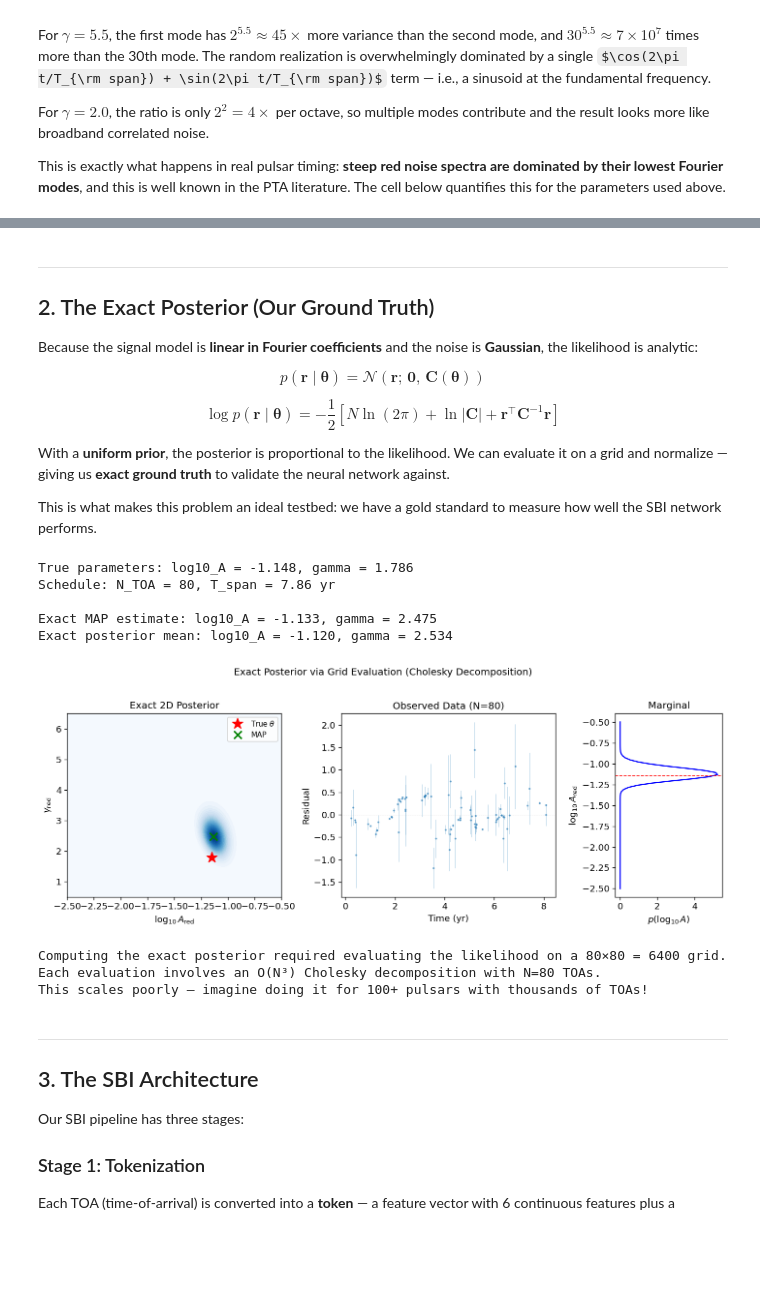
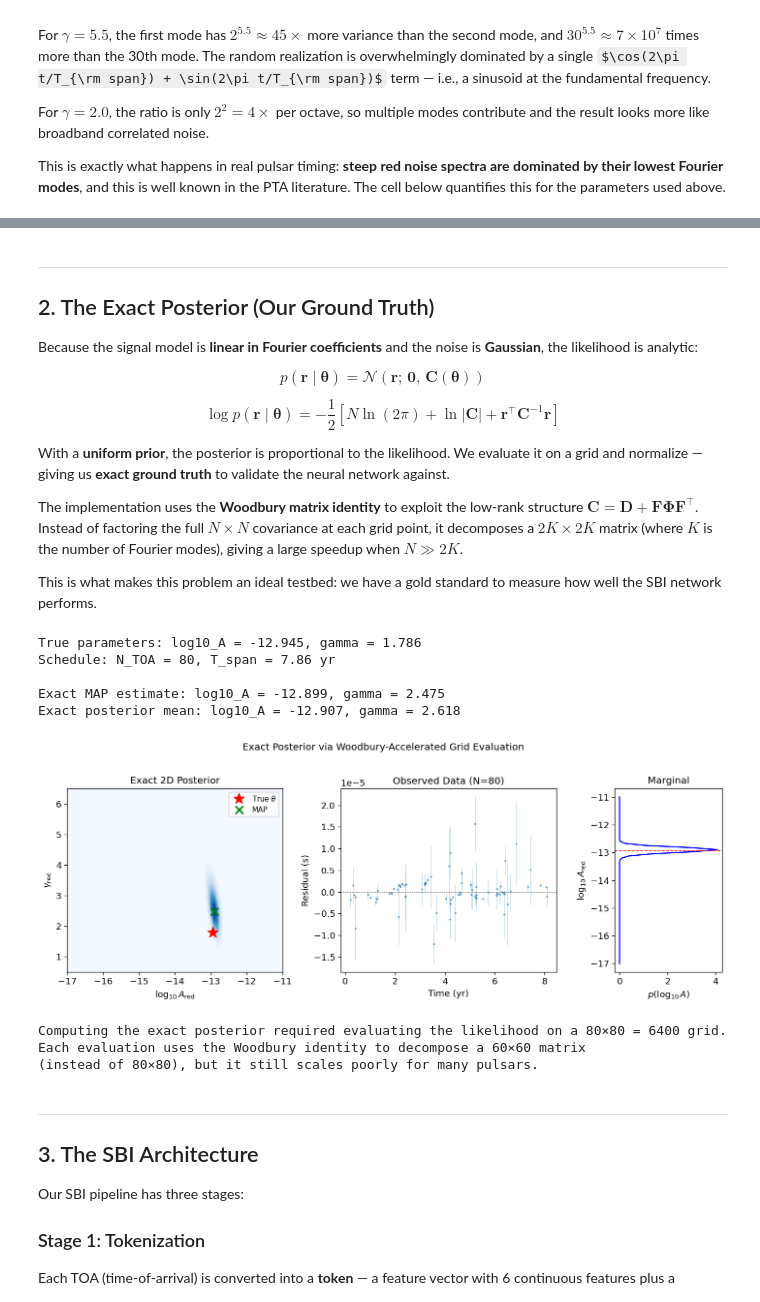
Before and after one commit to stevertaylor/pta-transformer-sbi, a Jupyter notebook: tutorial_sbi_framework.ipynb, the cells around one changed output, grey strips where cells are left out. Saved outputs shown, nothing was run; the diff lists cells and outputs as text; code cells hidden in the pictures; some formulas as TeX source; blank space fills up the shorter version.

```diff
--- a/tutorial_sbi_framework.ipynb
+++ b/tutorial_sbi_framework.ipynb
@@ -190,15 +195,15 @@ Let's simulate several pulsars with different parameter values to see how the si
 # %%
 from src.priors import UniformPrior
 
-prior_bounds = {'log10_A_red': [-2.5, -0.5], 'gamma_red': [0.5, 6.5]}
+prior_bounds = {'log10_A_red': [-17, -11], 'gamma_red': [0.5, 6.5]}
 prior = UniformPrior(prior_bounds)
 
 # Simulate pulsars at different corners of parameter space
 test_params = [
-    (np.array([-2.0, 2.0]), 'Weak, flat spectrum'),
-    (np.array([-0.8, 2.0]), 'Strong, flat spectrum'),
-    (np.array([-2.0, 5.5]), 'Weak, steep spectrum'),
-    (np.array([-0.8, 5.5]), 'Strong, steep spectrum'),
+    (np.array([-16, 2.0]), 'Weak, flat spectrum'),
+    (np.array([-12, 2.0]), 'Strong, flat spectrum'),
+    (np.array([-16, 5.5]), 'Weak, steep spectrum'),
+    (np.array([-12, 5.5]), 'Strong, steep spectrum'),
 ]
 
 fig, axes = plt.subplots(2, 2, figsize=(12, 7))
@@ -213,10 +218,10 @@ for i, (theta, label) in enumerate(test_params):
     ax.errorbar(sim.t, sim.residuals, yerr=sim.sigma, fmt='.', ms=3, alpha=0.5,
                 elinewidth=0.5, capsize=0)
     ax.axhline(0, color='gray', ls='--', lw=0.5)
-    ax.set_title(f'{label}\n$\\log_{{10}} A={theta[0]:.1f}$, $\\gamma={theta[1]:.1f}$, '
+    ax.set_title(f'{label}\n$\\log_{{10}} A={theta[0]:.0f}$, $\\gamma={theta[1]:.1f}$, '
                  f'N={len(sim.t)}, T={sim.tspan:.1f} yr', fontsize=9)
     ax.set_xlabel('Time (yr)')
-    ax.set_ylabel('Residual')
+    ax.set_ylabel('Residual (s)')
 
 fig.suptitle('Simulated Pulsar Residuals Across Parameter Space', fontsize=13, y=1.02)
 fig.tight_layout()
@@ -268,7 +284,9 @@ $$
 \log p(\mathbf{r} \mid \boldsymbol{\theta}) = -\frac{1}{2} \left[ N \ln(2\pi) + \ln |\mathbf{C}| + \mathbf{r}^\top \mathbf{C}^{-1} \mathbf{r} \right]
 $$
 
-With a **uniform prior**, the posterior is proportional to the likelihood. We can evaluate it on a grid and normalize — giving us **exact ground truth** to validate the neural network against.
+With a **uniform prior**, the posterior is proportional to the likelihood. We evaluate it on a grid and normalize — giving us **exact ground truth** to validate the neural network against.
+
+The implementation uses the **Woodbury matrix identity** to exploit the low-rank structure $\mathbf{C} = \mathbf{D} + \mathbf{F}\boldsymbol{\Phi}\mathbf{F}^\top$. Instead of factoring the full $N \times N$ covariance at each grid point, it decomposes a $2K \times 2K$ matrix (where $K$ is the number of Fourier modes), giving a large speedup when $N \gg 2K$.
 
 This is what makes this problem an ideal testbed: we have a gold standard to measure how well the SBI network performs.
 # %%
@@ -283,20 +301,20 @@ sim = simulate_pulsar(theta_true, sched, n_modes=30, rng=rng)
 print(f"True parameters: log10_A = {theta_true[0]:.3f}, gamma = {theta_true[1]:.3f}")
 print(f"Schedule: N_TOA = {len(sim.t)}, T_span = {sim.tspan:.2f} yr")
 
-# Compute exact posterior on a grid (this is the expensive step!)
+# Compute exact posterior on a grid (using Woodbury identity for speed)
 exact = exact_posterior_grid(
     sim.residuals, sim.sigma, sim.F, sim.tspan, sim.n_modes,
-    prior_bounds, n_grid=80, jitter=1e-6,
+    prior_bounds, n_grid=80, jitter=1e-20,
 )
 
 print(f"\nExact MAP estimate: log10_A = {exact['map_theta'][0]:.3f}, gamma = {exact['map_theta'][1]:.3f}")
 print(f"Exact posterior mean: log10_A = {exact['posterior_mean'][0]:.3f}, gamma = {exact['posterior_mean'][1]:.3f}")
 # %% [output]
-True parameters: log10_A = -1.148, gamma = 1.786
+True parameters: log10_A = -12.945, gamma = 1.786
 Schedule: N_TOA = 80, T_span = 7.86 yr
 
-Exact MAP estimate: log10_A = -1.133, gamma = 2.475
-Exact posterior mean: log10_A = -1.120, gamma = 2.534
+Exact MAP estimate: log10_A = -12.899, gamma = 2.475
+Exact posterior mean: log10_A = -12.907, gamma = 2.618
 # %%
 # Plot the exact posterior
 fig = plt.figure(figsize=(12, 4.5))
@@ -309,41 +327,41 @@ ax0.contourf(AG, GG, exact['posterior'], levels=30, cmap='Blues')
 ax0.plot(theta_true[0], theta_true[1], 'r*', ms=14, label='True $\\theta$')
 ax0.plot(exact['map_theta'][0], exact['map_theta'][1], 'gx', ms=10, mew=2, label='MAP')
 ax0.set_xlabel('$\\log_{10} A_{\\rm red}$')
 ax0.set_ylabel('$\\gamma_{\\rm red}$')
 ax0.set_title('Exact 2D Posterior')
 ax0.legend(fontsize=9)
 
 # Residuals
 ax1 = fig.add_subplot(gs[1])
 ax1.errorbar(sim.t, sim.residuals, yerr=sim.sigma, fmt='.', ms=3, alpha=0.5,
              elinewidth=0.5, capsize=0)
 ax1.axhline(0, color='gray', ls='--', lw=0.5)
 ax1.set_xlabel('Time (yr)')
-ax1.set_ylabel('Residual')
+ax1.set_ylabel('Residual (s)')
 ax1.set_title(f'Observed Data (N={len(sim.t)})')
 
 # 1D marginals
 ax2 = fig.add_subplot(gs[2])
 ax2.plot(exact['marginal_log10_A'], exact['log10_A_grid'], 'b-', lw=1.5)
 ax2.axhline(theta_true[0], color='r', ls='--', lw=1)
 ax2.set_xlabel('$p(\\log_{10} A)$')
 ax2.set_ylabel('$\\log_{10} A_{\\rm red}$')
 ax2.set_title('Marginal')
 
-fig.suptitle('Exact Posterior via Grid Evaluation (Cholesky Decomposition)', fontsize=12, y=1.02)
+fig.suptitle('Exact Posterior via Woodbury-Accelerated Grid Evaluation', fontsize=12, y=1.02)
 fig.tight_layout()
 plt.show()
 
 print(f"\nComputing the exact posterior required evaluating the likelihood on a "
       f"{len(exact['log10_A_grid'])}×{len(exact['gamma_grid'])} = "
       f"{len(exact['log10_A_grid'])*len(exact['gamma_grid'])} grid.")
-print(f"Each evaluation involves an O(N³) Cholesky decomposition with N={len(sim.t)} TOAs.")
-print(f"This scales poorly — imagine doing it for 100+ pulsars with thousands of TOAs!")
+print(f"Each evaluation uses the Woodbury identity to decompose a {2*sim.n_modes}×{2*sim.n_modes} matrix")
+print(f"(instead of {len(sim.t)}×{len(sim.t)}), but it still scales poorly for many pulsars.")
 # %% [output]
-[figure, old version]
+[figure, new version]
 Computing the exact posterior required evaluating the likelihood on a 80×80 = 6400 grid.
-Each evaluation involves an O(N³) Cholesky decomposition with N=80 TOAs.
-This scales poorly — imagine doing it for 100+ pulsars with thousands of TOAs!
+Each evaluation uses the Woodbury identity to decompose a 60×60 matrix
+(instead of 80×80), but it still scales poorly for many pulsars.
 # %% [markdown]
 ---
 ## 3. The SBI Architecture
```
Also changed, not shown: parts of 18 cells of this notebook, 1 other file.
